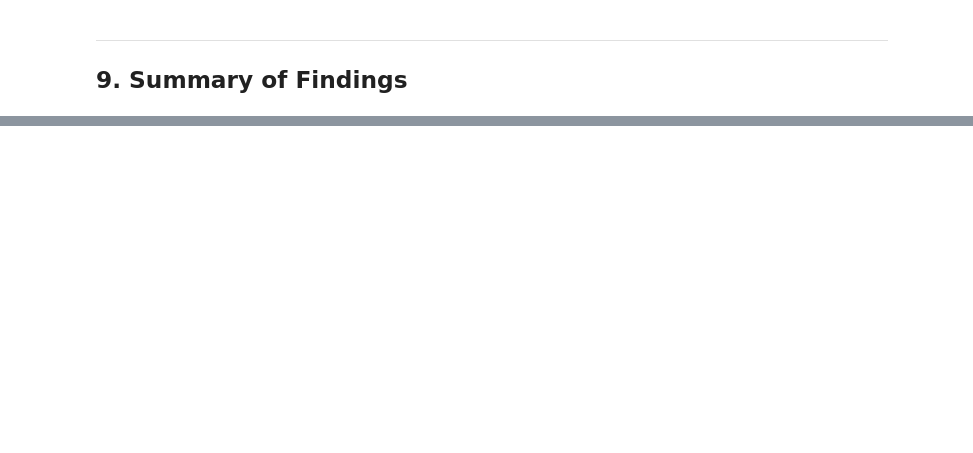
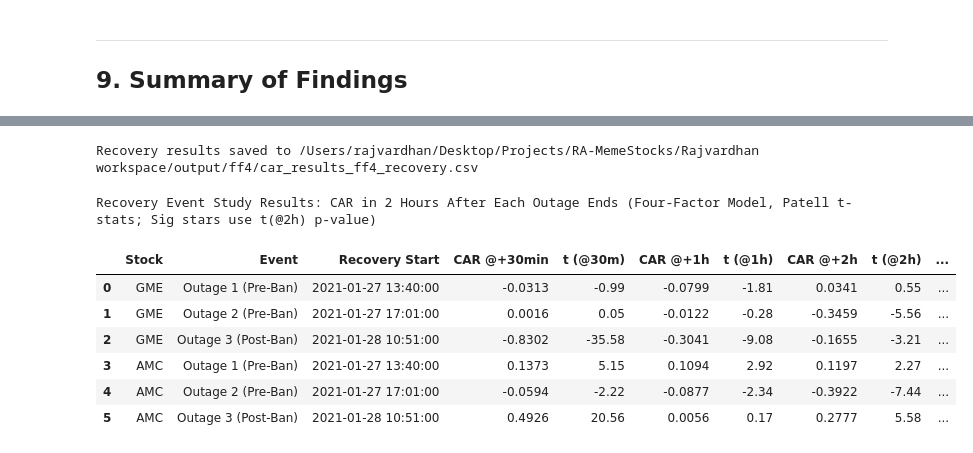
Before and after one commit to rajvardhan19/RA-MemeStocks, a Jupyter notebook: Rajvardhan workspace/meme_stock_outage_ff4.ipynb, the cells around one changed output, grey strips where cells are left out. Drawn from its saved outputs; the diff is of its cells as text; code cells hidden in the pictures; blank space fills up the shorter version.

```diff
--- a/Rajvardhan workspace/meme_stock_outage_ff4.ipynb
+++ b/Rajvardhan workspace/meme_stock_outage_ff4.ipynb
@@ -800,0 +945,62 @@ Figures saved to:          /Users/rajvardhan/Desktop/Projects/RA-MemeStocks/Rajv
+# %%
+def sig_stars(p):
+    if np.isnan(p): return ""
+    if p < 0.01: return "***"
+    if p < 0.05: return "**"
+    if p < 0.10: return "*"
+    return ""
+
+
+# Build recovery results table
+rows = []
+for symbol, results in recovery_results.items():
+    for r in results:
+        rows.append({
+            "Stock":                   symbol,
+            "Event":                   r["event_name"],
+            "Recovery Start":          r["recovery_start"],
+            "CAR @+30min":             r["CAR_30min_recovery"],
+            "t (@30m)":                r["t_stat_30"],
+            "CAR @+1h":                r["CAR_1h_recovery"],
+            "t (@1h)":                 r["t_stat_1h"],
+            "CAR @+2h":                r["CAR_2h_recovery"],
+            "t (@2h)":                 r["t_stat_2h"],
+            "Sig":                     sig_stars(r["p_value_2h"]),
+            "Price Change Recovery %": r["price_change_recovery_pct"],
+            "FF Mins / Total":         f"{r['n_ff_minutes']}/{r['n_total_minutes']}",
+        })
+
+recovery_df = pd.DataFrame(rows)
+
+# Save to CSV
+out_path = OUTPUT_DIR / "car_results_ff4_recovery.csv"
+recovery_df.to_csv(out_path, index=False)
+print(f"Recovery results saved to {out_path}\n")
+
+# Display table
+display_cols = ["Stock", "Event", "Recovery Start",
+                "CAR @+30min", "t (@30m)",
+                "CAR @+1h",   "t (@1h)",
+                "CAR @+2h",   "t (@2h)", "Sig",
+                "FF Mins / Total"]
+recovery_df[display_cols].style.format({
+    "CAR @+30min": "{:.4f}",
+    "t (@30m)":    "{:.2f}",
+    "CAR @+1h":    "{:.4f}",
+    "t (@1h)":     "{:.2f}",
+    "CAR @+2h":    "{:.4f}",
+    "t (@2h)":     "{:.2f}",
+}).set_caption(
+    "Recovery Event Study Results: CAR in 2 Hours After Each Outage Ends\n"
+    "(Four-Factor Model, Patell t-stats; Sig stars use t(@2h) p-value)"
+)
+# %% [output]
+Recovery results saved to /Users/rajvardhan/Desktop/Projects/RA-MemeStocks/Rajvardhan workspace/output/ff4/car_results_ff4_recovery.csv
+Recovery Event Study Results: CAR in 2 Hours After Each Outage Ends (Four-Factor Model, Patell t-stats; Sig stars use t(@2h) p-value)
+|  | Stock | Event | Recovery Start | CAR @+30min | t (@30m) | CAR @+1h | t (@1h) | CAR @+2h | t (@2h) | ... |
+| 0 | GME | Outage 1 (Pre-Ban) | 2021-01-27 13:40:00 | -0.0313 | -0.99 | -0.0799 | -1.81 | 0.0341 | 0.55 | ... |
+| 1 | GME | Outage 2 (Pre-Ban) | 2021-01-27 17:01:00 | 0.0016 | 0.05 | -0.0122 | -0.28 | -0.3459 | -5.56 | ... |
+| 2 | GME | Outage 3 (Post-Ban) | 2021-01-28 10:51:00 | -0.8302 | -35.58 | -0.3041 | -9.08 | -0.1655 | -3.21 | ... |
+| 3 | AMC | Outage 1 (Pre-Ban) | 2021-01-27 13:40:00 | 0.1373 | 5.15 | 0.1094 | 2.92 | 0.1197 | 2.27 | ... |
+| 4 | AMC | Outage 2 (Pre-Ban) | 2021-01-27 17:01:00 | -0.0594 | -2.22 | -0.0877 | -2.34 | -0.3922 | -7.44 | ... |
+| 5 | AMC | Outage 3 (Post-Ban) | 2021-01-28 10:51:00 | 0.4926 | 20.56 | 0.0056 | 0.17 | 0.2777 | 5.58 | ... |
```
Also changed, not shown: parts of 14 cells of this notebook, 23 other files.
